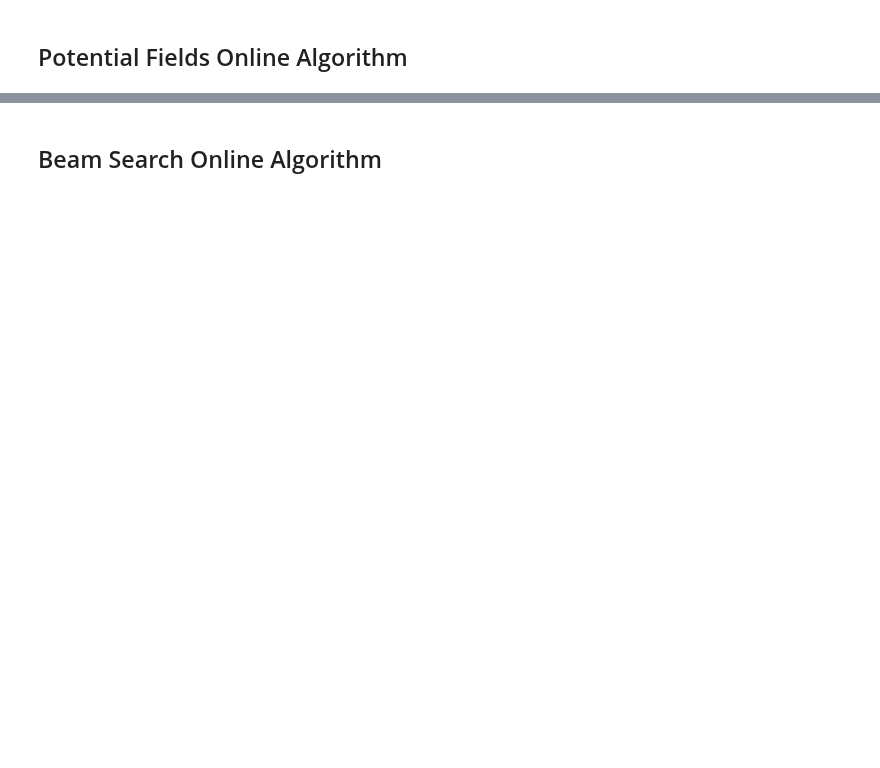
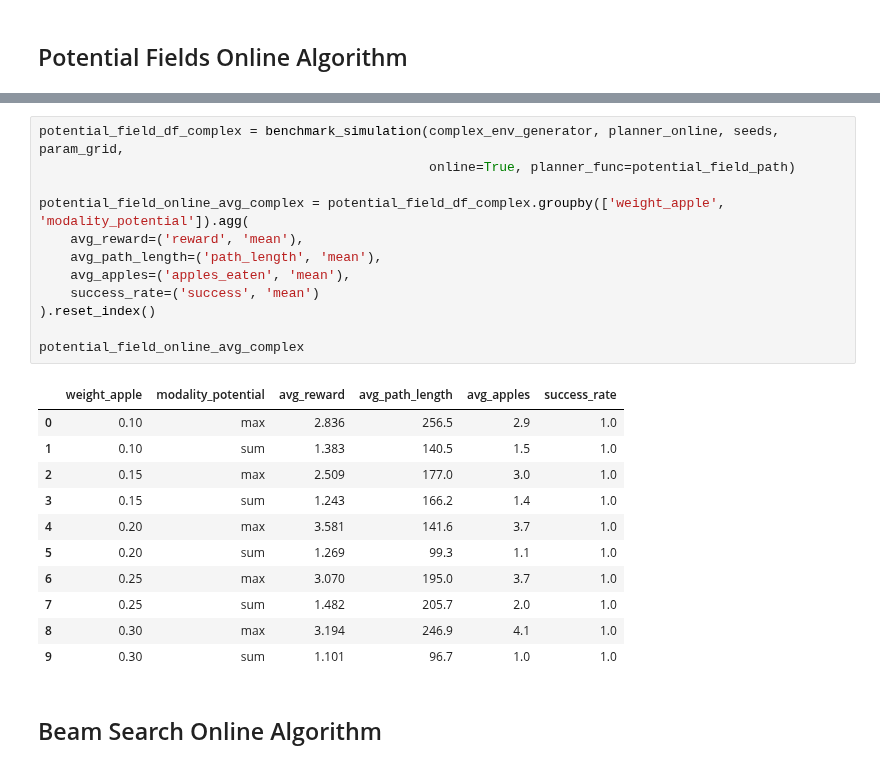
Before and after one commit to Alexthw46/AIF, a Jupyter notebook: Benchmark_Online.ipynb, the cells around one changed output, grey strips where cells are left out. Cells and saved outputs as stored; diff of their text form; blank space fills up the shorter version.

```diff
--- a/Benchmark_Online.ipynb
+++ b/Benchmark_Online.ipynb
@@ -243,2 +297,26 @@ potential_field_online_avg
+# %%
+potential_field_df_complex = benchmark_simulation(complex_env_generator, planner_online, seeds, param_grid,
+                                                  online=True, planner_func=potential_field_path)
+
+potential_field_online_avg_complex = potential_field_df_complex.groupby(['weight_apple', 'modality_potential']).agg(
+    avg_reward=('reward', 'mean'),
+    avg_path_length=('path_length', 'mean'),
+    avg_apples=('apples_eaten', 'mean'),
+    success_rate=('success', 'mean')
+).reset_index()
+
+potential_field_online_avg_complex
+# %% [output]
+|  | weight_apple | modality_potential | avg_reward | avg_path_length | avg_apples | success_rate |
+| 0 | 0.10 | max | 2.836 | 256.5 | 2.9 | 1.0 |
+| 1 | 0.10 | sum | 1.383 | 140.5 | 1.5 | 1.0 |
+| 2 | 0.15 | max | 2.509 | 177.0 | 3.0 | 1.0 |
+| 3 | 0.15 | sum | 1.243 | 166.2 | 1.4 | 1.0 |
+| 4 | 0.20 | max | 3.581 | 141.6 | 3.7 | 1.0 |
+| 5 | 0.20 | sum | 1.269 | 99.3 | 1.1 | 1.0 |
+| 6 | 0.25 | max | 3.070 | 195.0 | 3.7 | 1.0 |
+| 7 | 0.25 | sum | 1.482 | 205.7 | 2.0 | 1.0 |
+| 8 | 0.30 | max | 3.194 | 246.9 | 4.1 | 1.0 |
+| 9 | 0.30 | sum | 1.101 | 96.7 | 1.0 | 1.0 |
 # %% [markdown]
 ## Beam Search Online Algorithm
```
Also changed, not shown: parts of 9 cells of this notebook.
